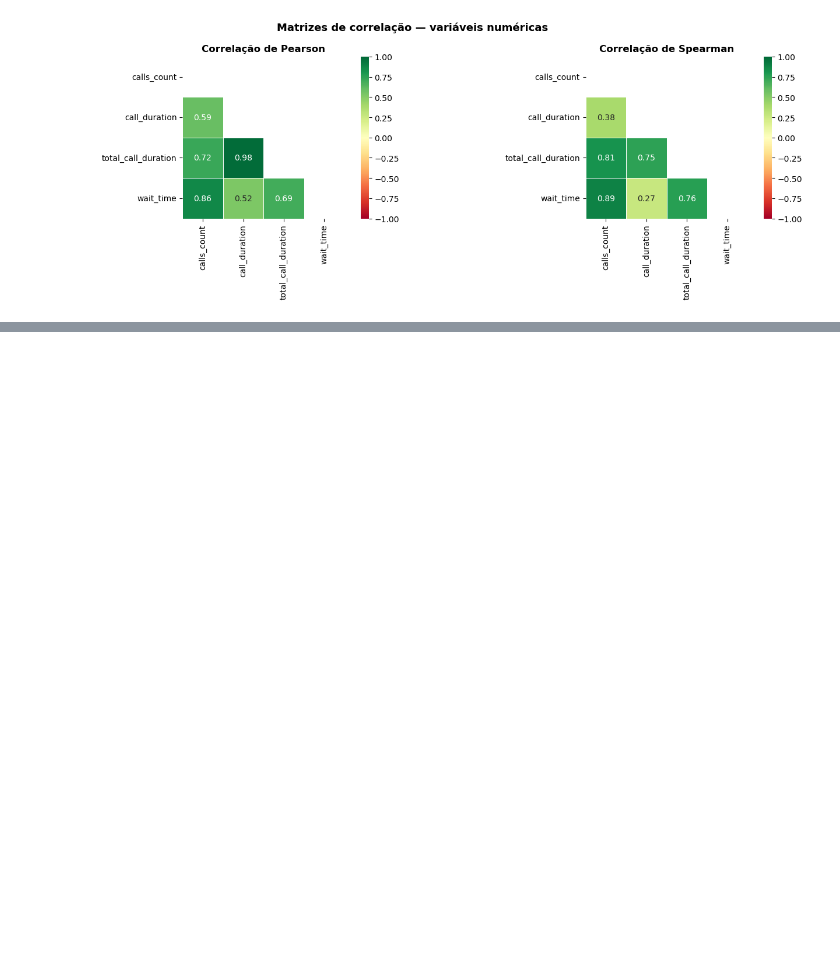
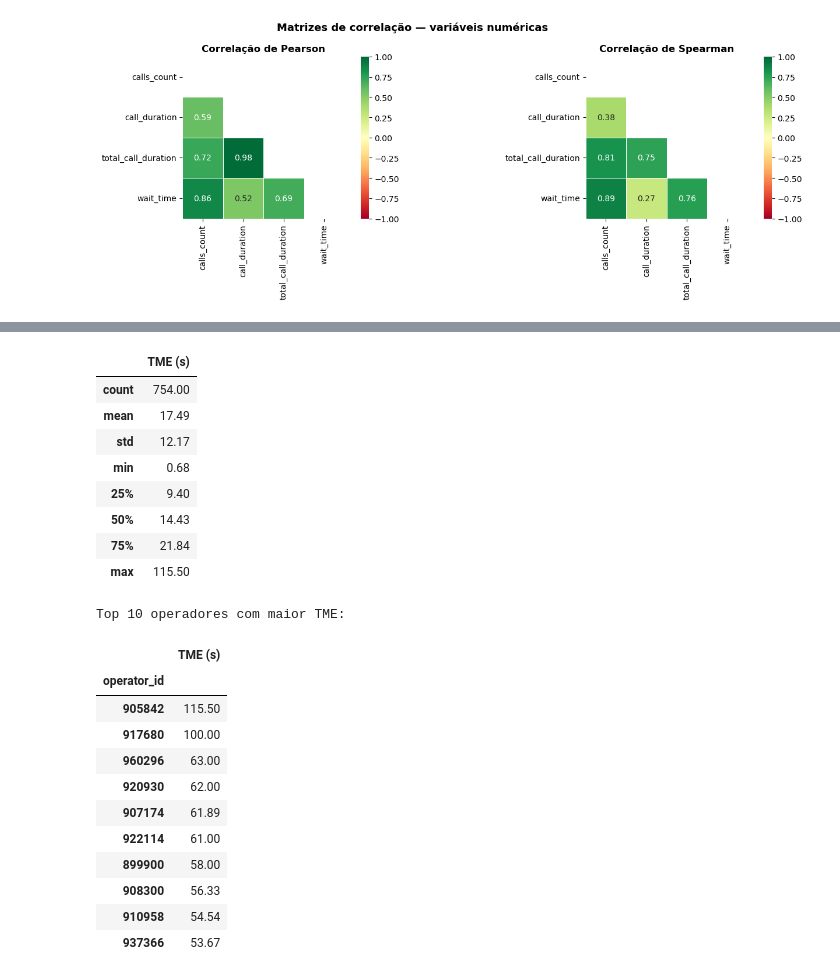
Before and after one commit to raimirsilva/DA-curse-final-project, a Jupyter notebook: notebook/Implementation.ipynb, the cells around one changed output, grey strips where cells are left out. Cells and saved outputs as stored; diff of their text form; code cells hidden in the pictures; blank space fills up the shorter version.

```diff
--- a/notebook/Implementation.ipynb
+++ b/notebook/Implementation.ipynb
@@ -867,0 +952,45 @@ plt.show()
+# %%
+# Calculamos o TME como o tempo total de espera dividido pelo número de chamadas de entrada por operador
+# wait_time foi criada na etapa de limpeza como total_call_duration − call_duration
+# reutilizamos in_calls (direction='in') para garantir consistência com o TCP
+
+total_wait = (
+    in_calls
+    .groupby('operator_id')['wait_time']   # agrupa por operador e seleciona o tempo de espera
+    .sum()                                  # soma o tempo total de espera de todas as chamadas de entrada
+    .rename('total_wait')                   # total_wait: soma do tempo de espera de chamadas de entrada
+)
+
+# total_in já foi calculado para o TCP — ambos os KPIs compartilham o mesmo denominador
+tme_df = pd.concat([total_wait, total_in], axis=1)  # tme_df: base para calcular TME
+tme_df['tme'] = (tme_df['total_wait'] / tme_df['total_in']).round(2)
+
+# Estatísticas descritivas do TME entre todos os operadores com chamadas de entrada
+display(tme_df['tme'].describe().round(2).rename('TME (s)').to_frame())
+
+# Top 10 operadores com maior TME — candidatos a ineficientes pela métrica de espera
+print('\nTop 10 operadores com maior TME:')
+display(tme_df['tme'].sort_values(ascending=False).head(10).rename('TME (s)').to_frame())
+# %% [output]
+|  | TME (s) |
+| count | 754.00 |
+| mean | 17.49 |
+| std | 12.17 |
+| min | 0.68 |
+| 25% | 9.40 |
+| 50% | 14.43 |
+| 75% | 21.84 |
+| max | 115.50 |
+Top 10 operadores com maior TME:
+|  | TME (s) |
+| operator_id |  |
+| 905842 | 115.50 |
+| 917680 | 100.00 |
+| 960296 | 63.00 |
+| 920930 | 62.00 |
+| 907174 | 61.89 |
+| 922114 | 61.00 |
+| 899900 | 58.00 |
+| 908300 | 56.33 |
+| 910958 | 54.54 |
+| 937366 | 53.67 |
```
Also changed, not shown: parts of 29 cells of this notebook.
